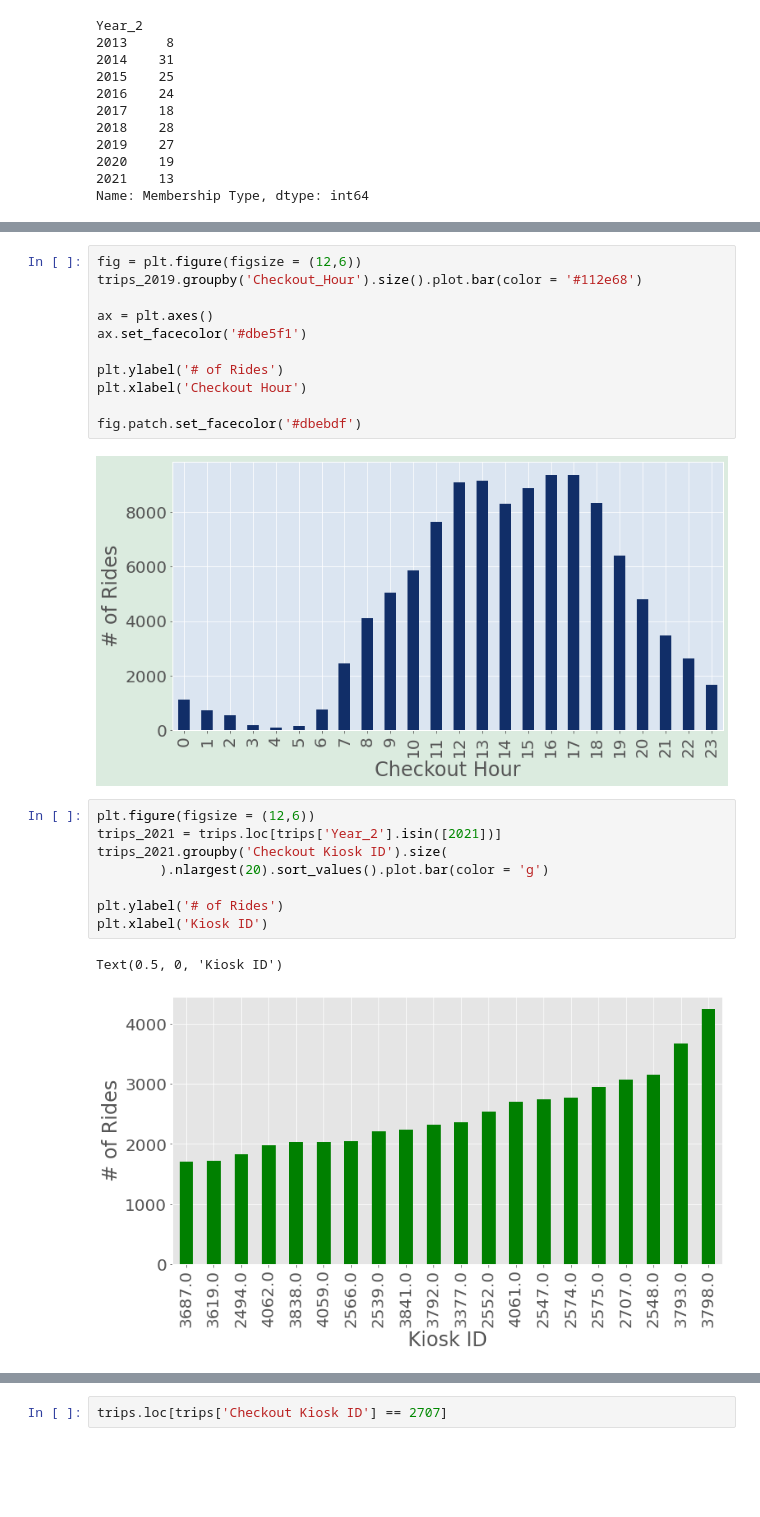
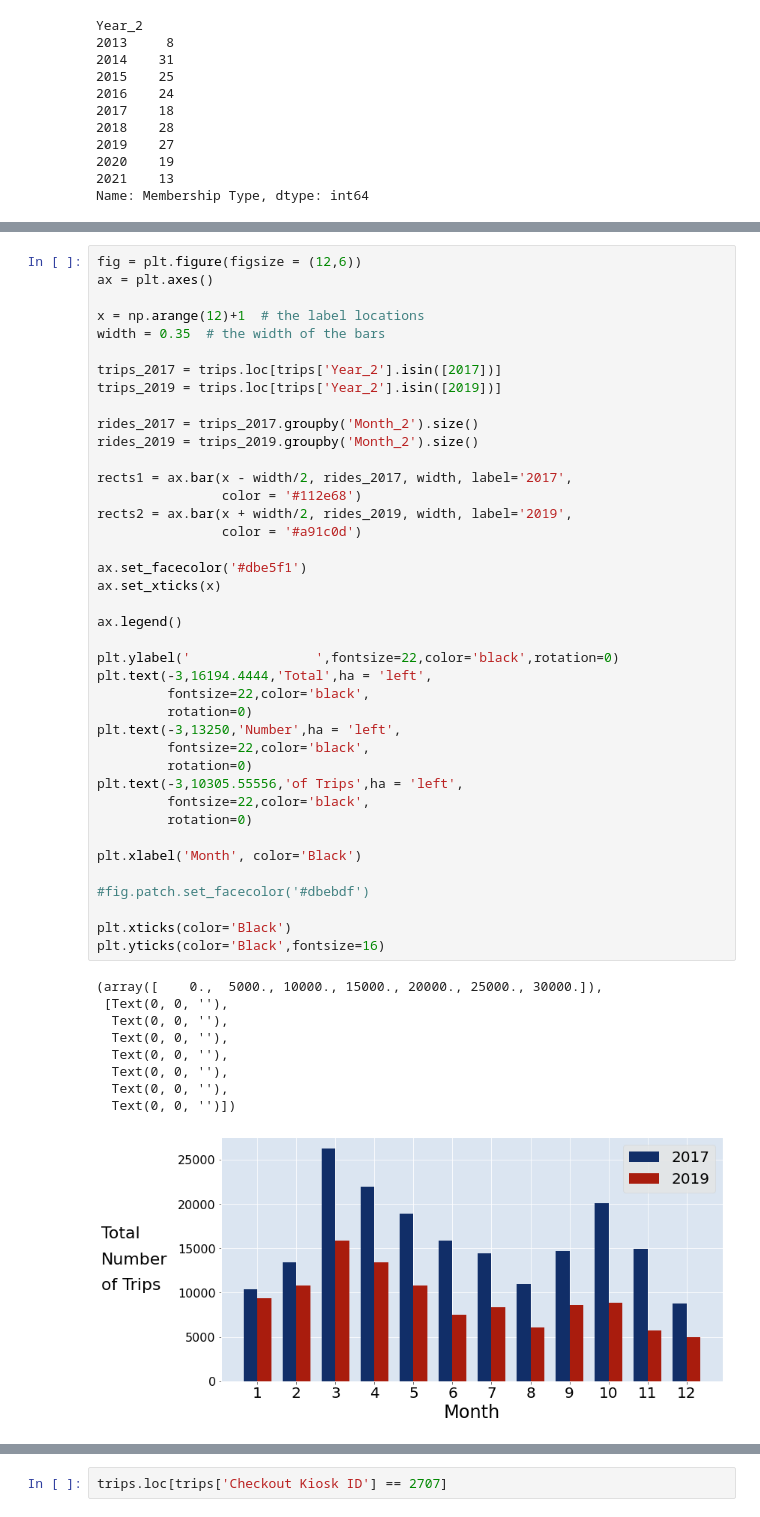
Before and after one commit to flyingcape/MetroBike, a Jupyter notebook: Data_Analysis_Visualizations-FINAL.ipynb, the cells around one changed output, grey strips where cells are left out. Drawn from its saved outputs; the diff is of its cells as text; blank space fills up the shorter version.

```diff
--- a/Data_Analysis_Visualizations-Copy1.ipynb
+++ b/Data_Analysis_Visualizations-FINAL.ipynb
@@ -355,24 +351,50 @@ fig.patch.set_facecolor('#dbebdf')
-# %%
-fig = plt.figure(figsize = (12,6))
-trips_2019.groupby('Checkout_Hour').size().plot.bar(color = '#112e68')
-
-ax = plt.axes()
-ax.set_facecolor('#dbe5f1')
-
-plt.ylabel('# of Rides')
-plt.xlabel('Checkout Hour')
-
-fig.patch.set_facecolor('#dbebdf')
-# %% [output]
-[figure, removed]
-# %%
-plt.figure(figsize = (12,6))
-trips_2021 = trips.loc[trips['Year_2'].isin([2021])]
-trips_2021.groupby('Checkout Kiosk ID').size(
-        ).nlargest(20).sort_values().plot.bar(color = 'g')
-
-plt.ylabel('# of Rides')
-plt.xlabel('Kiosk ID')
-# %% [output]
-Text(0.5, 0, 'Kiosk ID')
-[figure, removed]
+# %%
+fig = plt.figure(figsize = (12,6))
+ax = plt.axes()
+
+x = np.arange(12)+1  # the label locations
+width = 0.35  # the width of the bars
+
+trips_2017 = trips.loc[trips['Year_2'].isin([2017])]
+trips_2019 = trips.loc[trips['Year_2'].isin([2019])]
+
+rides_2017 = trips_2017.groupby('Month_2').size()
+rides_2019 = trips_2019.groupby('Month_2').size()
+
+rects1 = ax.bar(x - width/2, rides_2017, width, label='2017',
+                color = '#112e68')
+rects2 = ax.bar(x + width/2, rides_2019, width, label='2019',
+                color = '#a91c0d')
+
+ax.set_facecolor('#dbe5f1')
+ax.set_xticks(x)
+
+ax.legend()
+
+plt.ylabel('                ',fontsize=22,color='black',rotation=0)
+plt.text(-3,16194.4444,'Total',ha = 'left',
+         fontsize=22,color='black',
+         rotation=0)
+plt.text(-3,13250,'Number',ha = 'left',
+         fontsize=22,color='black',
+         rotation=0)
+plt.text(-3,10305.55556,'of Trips',ha = 'left',
+         fontsize=22,color='black',
+         rotation=0)
+
+plt.xlabel('Month', color='Black')
+
+#fig.patch.set_facecolor('#dbebdf')
+
+plt.xticks(color='Black')
+plt.yticks(color='Black',fontsize=16)
+# %% [output]
+(array([    0.,  5000., 10000., 15000., 20000., 25000., 30000.]),
+ [Text(0, 0, ''),
+  Text(0, 0, ''),
+  Text(0, 0, ''),
+  Text(0, 0, ''),
+  Text(0, 0, ''),
+  Text(0, 0, ''),
+  Text(0, 0, '')])
+[figure, added]
```
Also changed, not shown: parts of 11 cells of this notebook, 1 other file.
